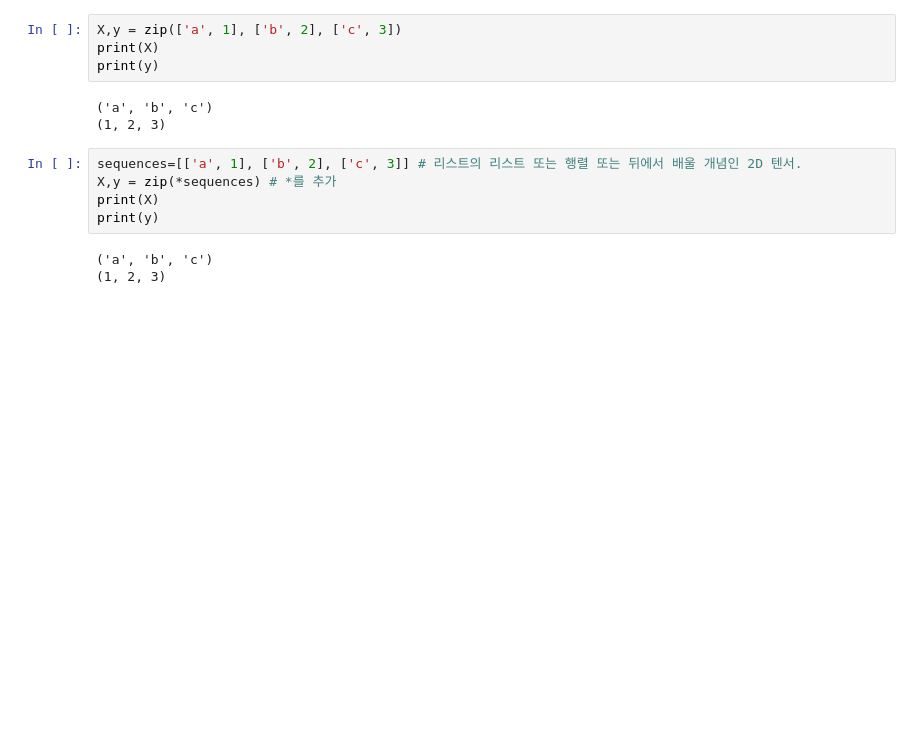
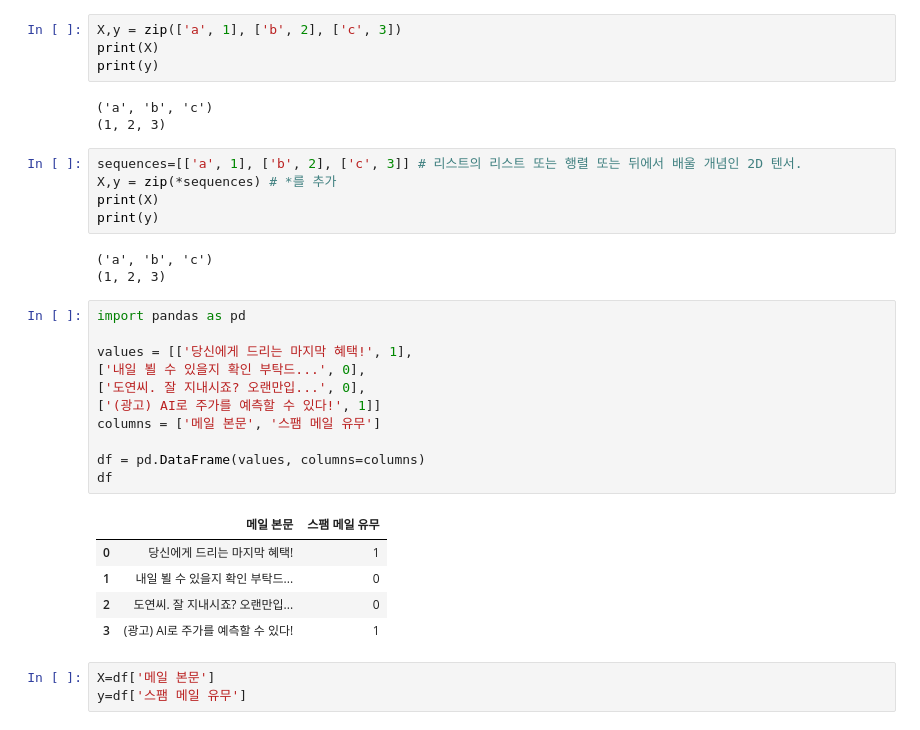
Before and after one commit to bldev2473/KorNLP, a Jupyter notebook: KorNLP.ipynb, the cells around one changed output. Drawn from its saved outputs; the diff is of its cells as text; blank space fills up the shorter version.

```diff
--- a/KorNLP.ipynb
+++ b/KorNLP.ipynb
@@ -541,3 +541,23 @@ print(y)
 # %% [output]
 ('a', 'b', 'c')
 (1, 2, 3)
+# %%
+import pandas as pd
+
+values = [['당신에게 드리는 마지막 혜택!', 1],
+['내일 뵐 수 있을지 확인 부탁드...', 0],
+['도연씨. 잘 지내시죠? 오랜만입...', 0],
+['(광고) AI로 주가를 예측할 수 있다!', 1]]
+columns = ['메일 본문', '스팸 메일 유무']
+
+df = pd.DataFrame(values, columns=columns)
+df
+# %% [output]
+|  | 메일 본문 | 스팸 메일 유무 |
+| 0 | 당신에게 드리는 마지막 혜택! | 1 |
+| 1 | 내일 뵐 수 있을지 확인 부탁드... | 0 |
+| 2 | 도연씨. 잘 지내시죠? 오랜만입... | 0 |
+| 3 | (광고) AI로 주가를 예측할 수 있다! | 1 |
+# %%
+X=df['메일 본문']
+y=df['스팸 메일 유무']
```
Also changed, not shown: parts of 18 cells of this notebook.
